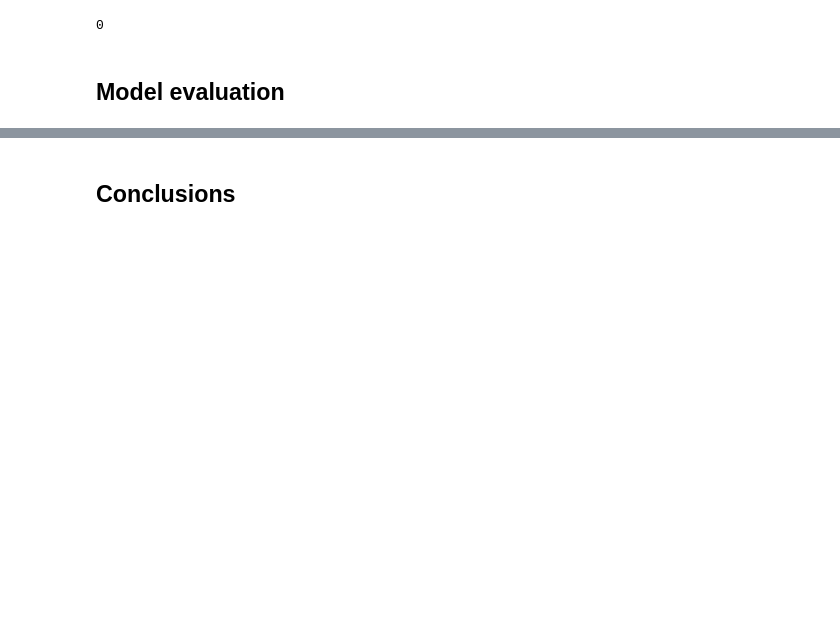
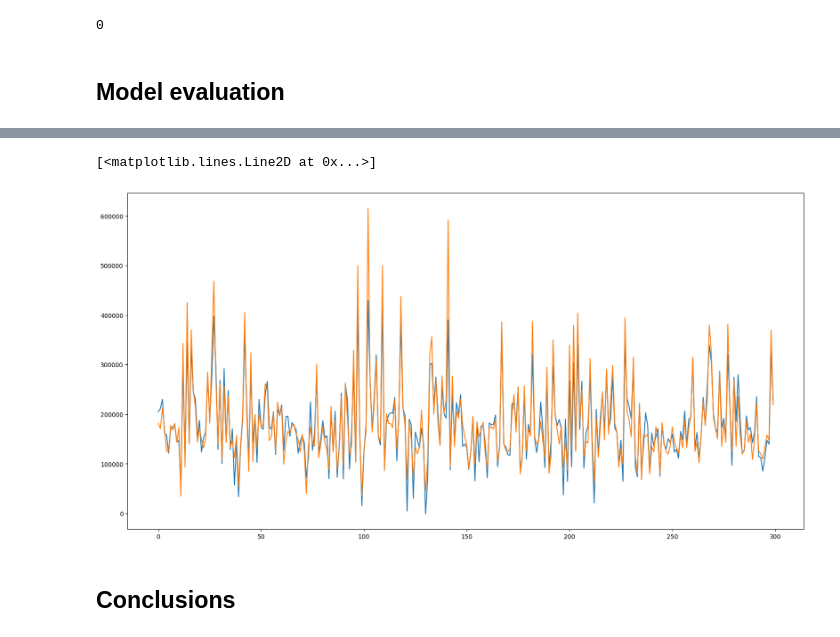
Before and after one commit to luaoliveira/machine-learning, a Jupyter notebook: mv-linear-regression/Minehr/case.ipynb, the cells around one changed output, grey strips where cells are left out. Drawn from its saved outputs; the diff is of its cells as text; code cells hidden in the pictures; blank space fills up the shorter version.

```diff
--- a/mv-linear-regression/Minehr/case.ipynb
+++ b/mv-linear-regression/Minehr/case.ipynb
@@ -111,2 +154,9 @@ You should consider upgrading via the 'C:\Users\luana\AppData\Local\Programs\Pyt
+# %%
+plt.figure(figsize=(20,10))
+plt.plot(y_pred)
+plt.plot(y_test)
+# %% [output]
+[<matplotlib.lines.Line2D at 0x...>]
+[figure, added]
 # %% [markdown]
 ## Conclusions
```
Also changed, not shown: parts of 20 cells of this notebook.
